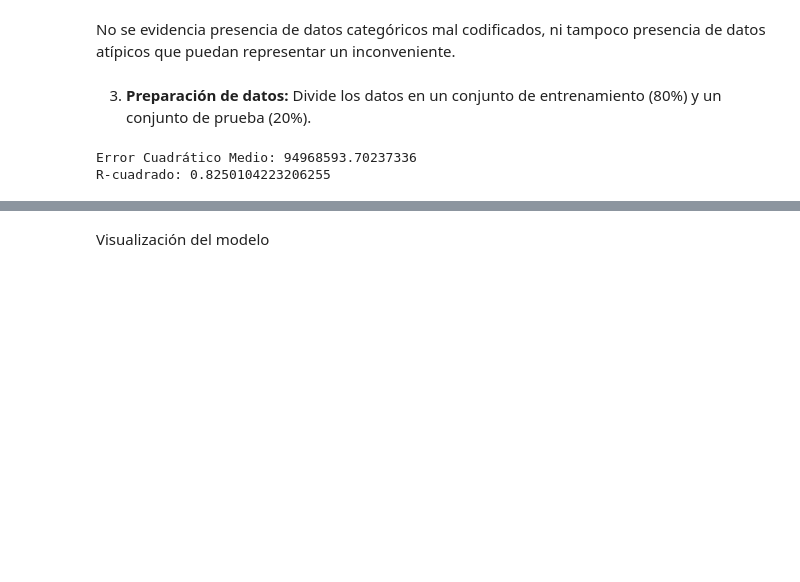
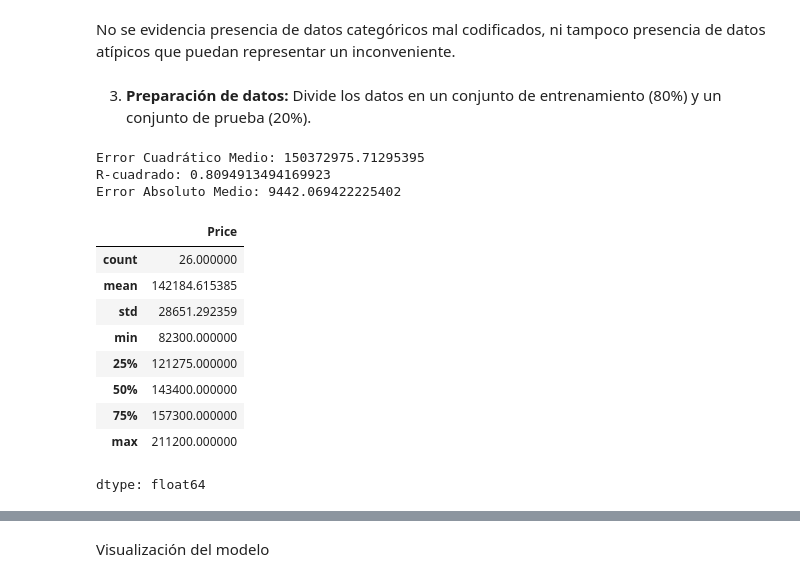
Before and after one commit to CateS0908/Ejercicio-de-Regresi-n-1, a Jupyter notebook: Ejercicio_de_Regresión_1_(Core).ipynb, the cells around one changed output, grey strips where cells are left out. Saved outputs shown, nothing was run; the diff lists cells and outputs as text; code cells hidden in the pictures; blank space fills up the shorter version.

```diff
--- a/Ejercicio_de_Regresión_1_(Core).ipynb
+++ b/Ejercicio_de_Regresión_1_(Core).ipynb
@@ -165,20 +165,25 @@ from sklearn.impute import SimpleImputer
 from sklearn.preprocessing import OrdinalEncoder, StandardScaler
 from sklearn.model_selection import train_test_split
 from sklearn.linear_model import LinearRegression
-from sklearn.metrics import mean_squared_error, r2_score
+from sklearn.metrics import mean_squared_error, r2_score, mean_absolute_error
 
 
-X = df[['Home', 'SqFt', 'Bedrooms','Bathrooms', 'Offers', 'Brick', 'Neighborhood']]
+X = df.drop(columns=['Price'])
 y = df['Price']
 
 #Preparación de datos: Divide los datos en un conjunto de entrenamiento (80%) y un conjunto de prueba (20%).
 # Dividir los datos en conjuntos de entrenamiento y de prueba
-X_train, X_test, y_train, y_test = train_test_split(X, y, test_size = 0.2, random_state= 45)
+X_train, X_test, y_train, y_test = train_test_split(X, y, test_size = 0.2, random_state= 58)
 
 #Definir las columnas numéricas y categóricas.
 
 numeric_features = ['Home', 'SqFt', 'Bedrooms','Bathrooms', 'Offers']
-categorical_features = ['Brick', 'Neighborhood']
+categorical_features = ['Neighborhood', 'Brick']
+
+
+# ordenar la categoría Neighborhood y Brick
+orden_neighborhood = ['East', 'North', 'West']
+orden_brick = ['Yes', 'No']
 
 # Crear transformadores para cada subconjunto de columnas
 
@@ -187,12 +192,15 @@ numeric_transformer = Pipeline(steps= [
     ('scaler', StandardScaler())
 ])
 
-categorical_transformer = OrdinalEncoder(handle_unknown='use_encoded_value', unknown_value=-1)
+categorical_transformer = Pipeline(steps=[
+    ('ordinal', OrdinalEncoder(categories= [orden_neighborhood, orden_brick], handle_unknown='use_encoded_value', unknown_value=-1))
+
+])
 
 # Crear un ColumnTransformer, es decir transforma los respectivos subconjuntos de columnas.
 preprocessor = ColumnTransformer(transformers= [
-    ('num', numeric_transformer, numeric_features),
-    ('cat', categorical_transformer, categorical_features)
+    ('numericas', numeric_transformer, numeric_features),
+    ('categoricas', categorical_transformer, categorical_features)
 ])
 
 # Entrenamiento del modelo: Entrena un modelo de regresión lineal utilizando los datos de entrenamiento.
@@ -202,21 +210,3 @@ model_pipeline = Pipeline(steps=[
     ('preprocessor', preprocessor),
     ('model', LinearRegression())
 ])
-
-# Entrenar el pipeline
-model_pipeline.fit(X_train, y_train)
-
-# Realizar predicciones
-y_pred = model_pipeline.predict(X_test)
-
-# Evaluación del modelo: Evalúa el modelo utilizando el conjunto de prueba.
-# Calcula el error cuadrático medio (MSE) y el R-cuadrado (R²) del modelo.
-
-mse = mean_squared_error(y_test, y_pred)
-r2 = r2_score(y_test, y_pred)
-
-print(f'Error Cuadrático Medio: {mse}')
-print(f'R-cuadrado: {r2}')
-# %% [output]
-Error Cuadrático Medio: 94968593.70237336
-R-cuadrado: 0.8250104223206255
@@ -223,3 +220,31 @@ R-cuadrado: 0.8250104223206255
+# %%
+# Evaluación del modelo: Evalúa el modelo utilizando el conjunto de prueba.
+# Calcula el error cuadrático medio (MSE) y el R-cuadrado (R²) del modelo.
+
+mse = mean_squared_error(y_test, y_pred)
+r2 = r2_score(y_test, y_pred)
+mae = mean_absolute_error(y_test, y_pred)
+
+print(f'Error Cuadrático Medio: {mse}')
+print(f'R-cuadrado: {r2}')
+print(f'Error Absoluto Medio: {mae}')
+# %% [output]
+Error Cuadrático Medio: 150372975.71295395
+R-cuadrado: 0.8094913494169923
+Error Absoluto Medio: 9442.069422225402
+# %%
+y_test.describe()
+# %% [output]
+|  | Price |
+| count | 26.000000 |
+| mean | 142184.615385 |
+| std | 28651.292359 |
+| min | 82300.000000 |
+| 25% | 121275.000000 |
+| 50% | 143400.000000 |
+| 75% | 157300.000000 |
+| max | 211200.000000 |
+dtype: float64
 # %%
 # Visualización de los datos transformados.
 # Aplica el preprocesador a los datos de entrenamiento
```
Also changed, not shown: parts of 4 cells of this notebook.
